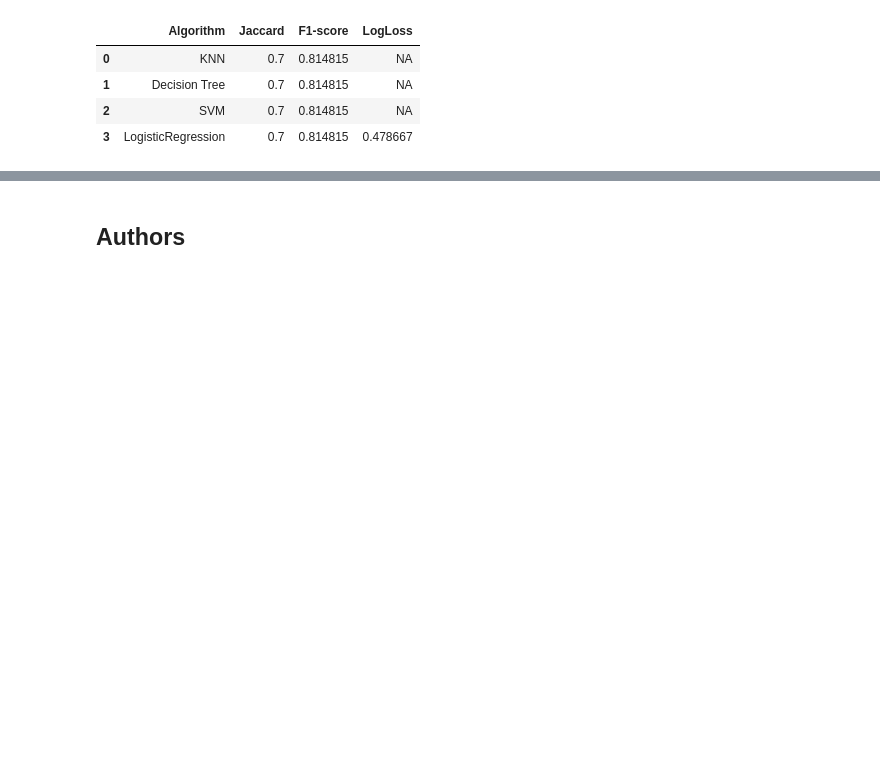
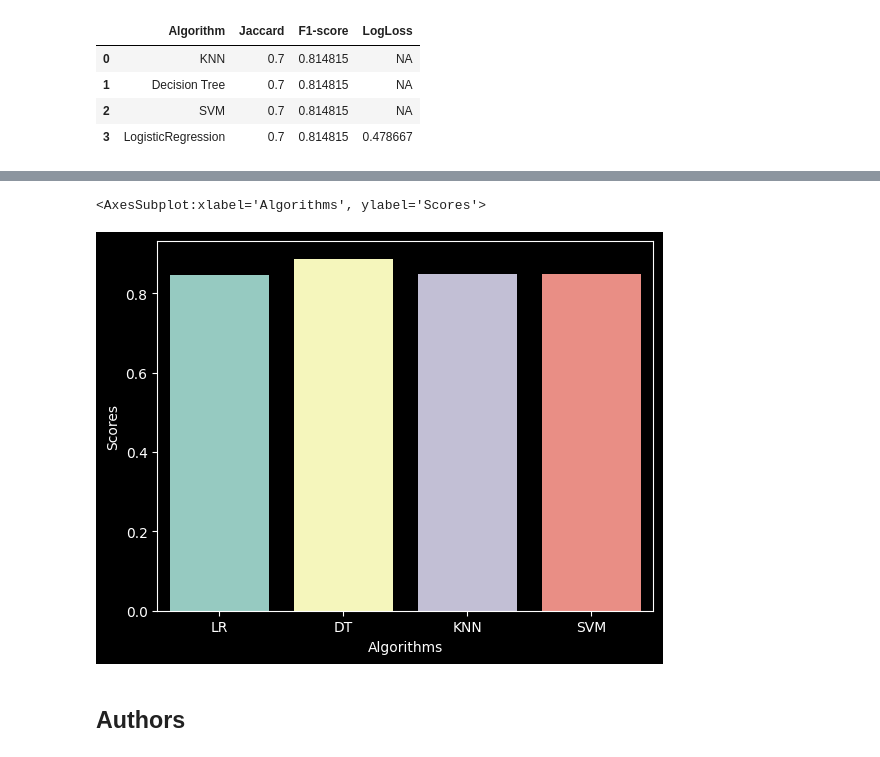
Before and after one commit to cmoleka/ds-project, a Jupyter notebook: 8-SpaceX_Machine Learning Prediction_Part_5.ipynb, the cells around one changed output, grey strips where cells are left out. Drawn from its saved outputs; the diff is of its cells as text; code cells hidden in the pictures; blank space fills up the shorter version.

```diff
--- a/8-SpaceX_Machine Learning Prediction_Part_5.ipynb
+++ b/8-SpaceX_Machine Learning Prediction_Part_5.ipynb
@@ -327,3 +327,7 @@ report_df
 | 1 | Decision Tree | 0.7 | 0.814815 | NA |
 | 2 | SVM | 0.7 | 0.814815 | NA |
 | 3 | LogisticRegression | 0.7 | 0.814815 | 0.478667 |
+# %%
+class_scores = [[ 'LR', logreg_cv.best_score_ ], ['DT', tree_cv.best_score_ ], [ 'KNN', knn_cv.best_score_ ], [ 'SVM', svm_cv.best_score_ ]]
+cldf = pd.DataFrame(columns=['Algorithms', 'Scores'], data=class_scores)
+cldf
@@ -330,3 +340,8 @@ report_df
+# %%
+sns.barplot(data=cldf, x='Algorithms', y='Scores')
+# %% [output]
+<AxesSubplot:xlabel='Algorithms', ylabel='Scores'>
+[figure, added]
 # %% [markdown]
 ## Authors
 # %% [markdown]
```
Also changed, not shown: parts of 3 cells of this notebook, 3 other files.
